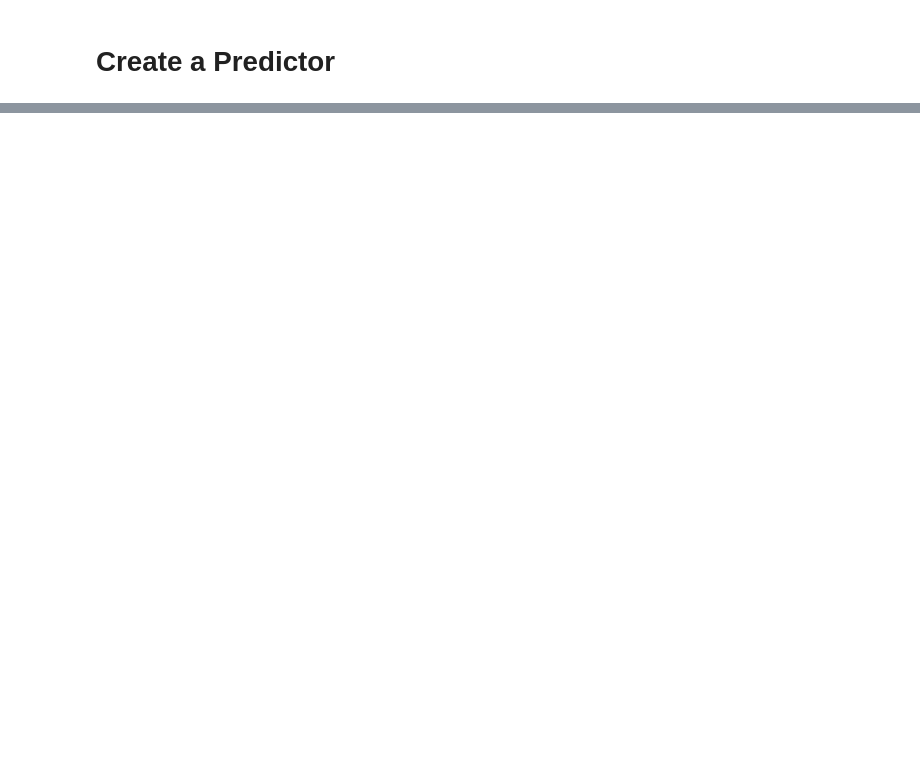
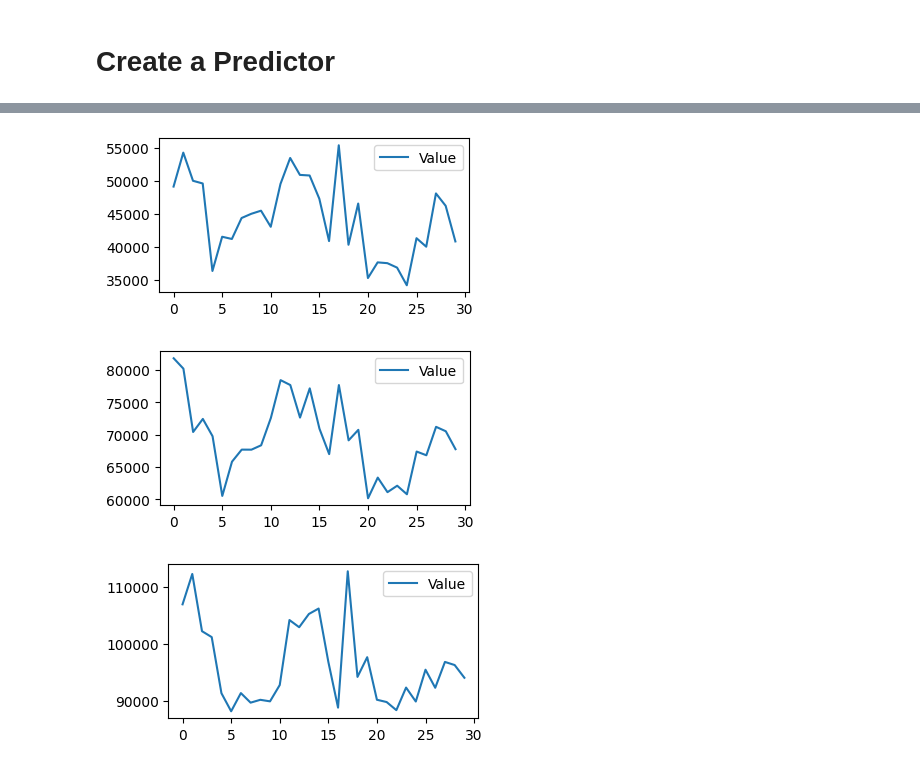
Before and after one commit to sreejithvn/aws_forecast, a Jupyter notebook: aws_forecast_energy_timeseries.ipynb, the cells around one changed output, grey strips where cells are left out. Drawn from its saved outputs; the diff is of its cells as text; code cells hidden in the pictures; blank space fills up the shorter version.

```diff
--- a/aws_forecast_energy_timeseries.ipynb
+++ b/aws_forecast_energy_timeseries.ipynb
@@ -361,0 +496,11 @@ forecast_client.list_predictors()
+# %%
+prediction_df_p50 = pd.DataFrame.from_dict(forecast_response['Forecast']['Predictions']['p50'])
+prediction_df_p90 = pd.DataFrame.from_dict(forecast_response['Forecast']['Predictions']['p90'])
+# %%
+prediction_df_p10.plot(figsize=(4,2))
+prediction_df_p50.plot(figsize=(4,2))
+prediction_df_p90.plot(figsize=(4,2));
+# %% [output]
+[figure, added]
+[figure, added]
+[figure, added]
```
Also changed, not shown: parts of 30 cells of this notebook.
